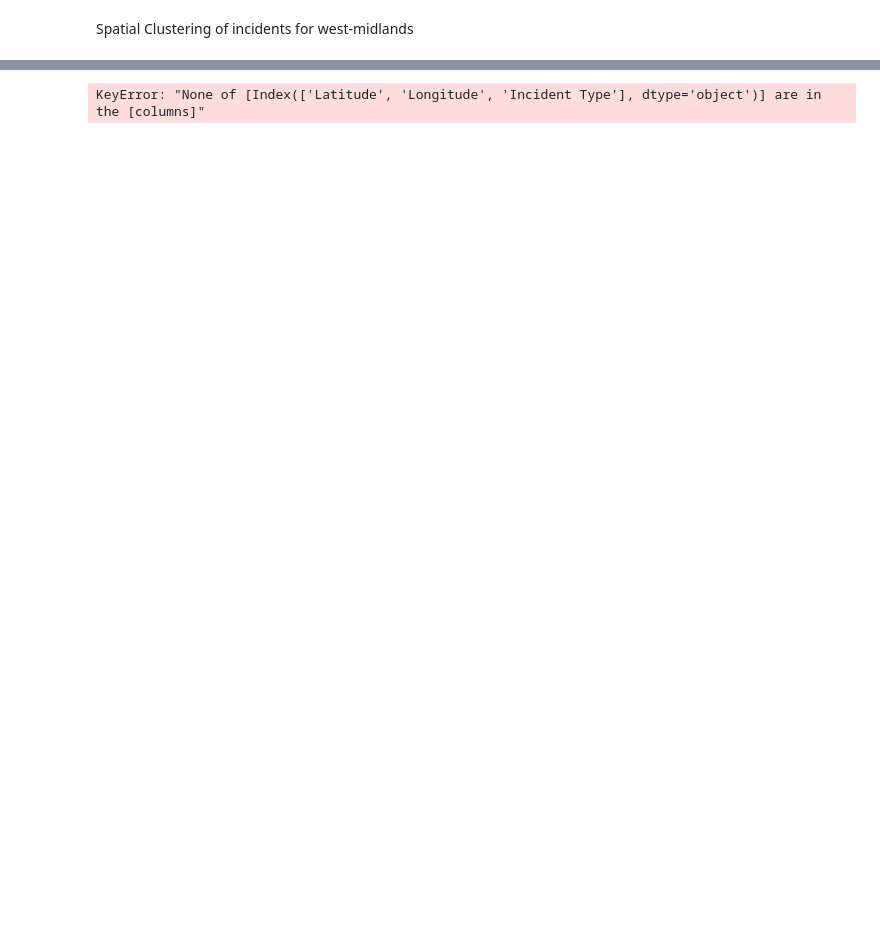
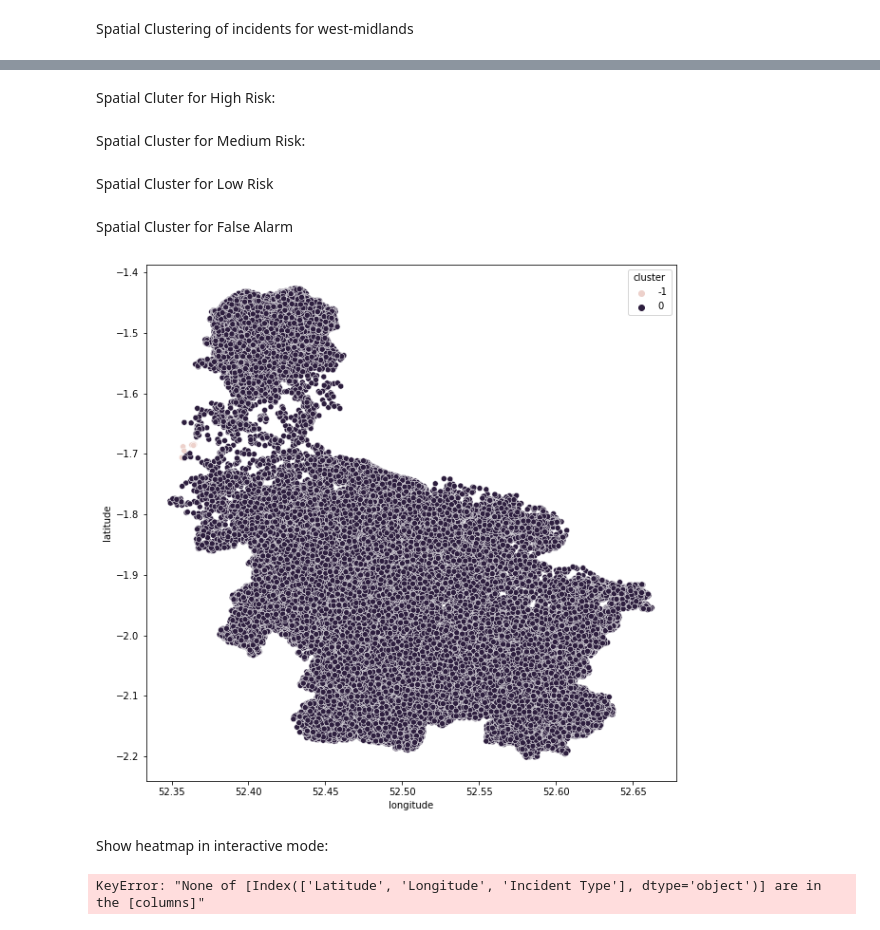
Before and after one commit to BohaoSuCC/CASADataHackathon, a Jupyter notebook: spatial_cluster.ipynb, the cells around one changed output, grey strips where cells are left out. Saved outputs shown, nothing was run; the diff lists cells and outputs as text; code cells hidden in the pictures; blank space fills up the shorter version.

Commit message:
more clustering

```diff
--- a/spatial_cluster.ipynb
+++ b/spatial_cluster.ipynb
@@ -16,3 +21,14 @@ incident_data.head()
 | 2 | 2014-08-05 02:04:43 | Gas leak | High Risk | SSC | 2 | 0 | ... |
 | 3 | 2014-08-05 02:09:56 | False alarm raised with good intent | False Alarms | FALSE_ALARM | 0 | 1 | ... |
 | 4 | 2014-08-05 02:59:36 | Deliberate Rubbish Fires | Secondary Fires that attract a 20... | FIRE | 0 | 1 | ... |
+# %%
+# Define the coordinate systems
+bng = Proj('epsg:27700')  # British National Grid
+wgs84 = Proj('epsg:4326')  # WGS84 (latitude/longitude)
+
+# Convert coordinates
+def convert_coords(row):
+    lon, lat = transform(bng, wgs84, row['NORTHINGS'],row['EASTINGS'])
+    return pd.Series({'longitude': lon, 'latitude': lat})
+
+incident_data[['longitude', 'latitude']] = incident_data.apply(convert_coords, axis=1)
@@ -18,0 +74,17 @@ incident_data.head()
+# %% [markdown]
+Spatial Cluter for High Risk:
+# %% [markdown]
+Spatial Cluster for Medium Risk:
+# %% [markdown]
+Spatial Cluster for Low Risk
+# %% [markdown]
+Spatial Cluster for False Alarm
+# %%
+# visualise the clusters
+plt.figure(figsize=(10, 10))
+sns.scatterplot(x='longitude', y='latitude', hue='cluster', data=incident_data)
+plt.show()
+# %% [output]
+[figure, added]
+# %% [markdown]
+Show heatmap in interactive mode:
```
Also changed, not shown: parts of 5 cells of this notebook, 1 other file.
